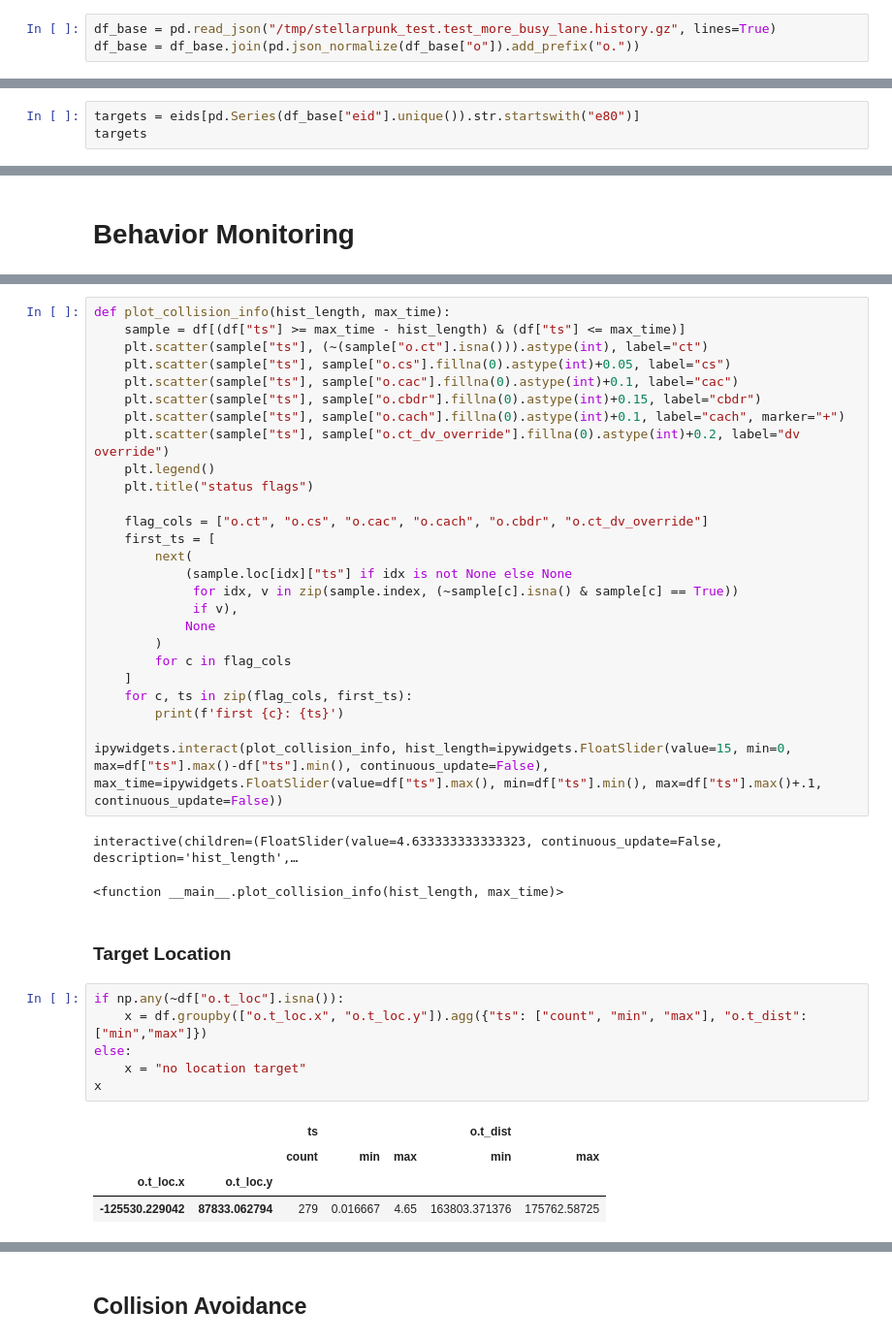
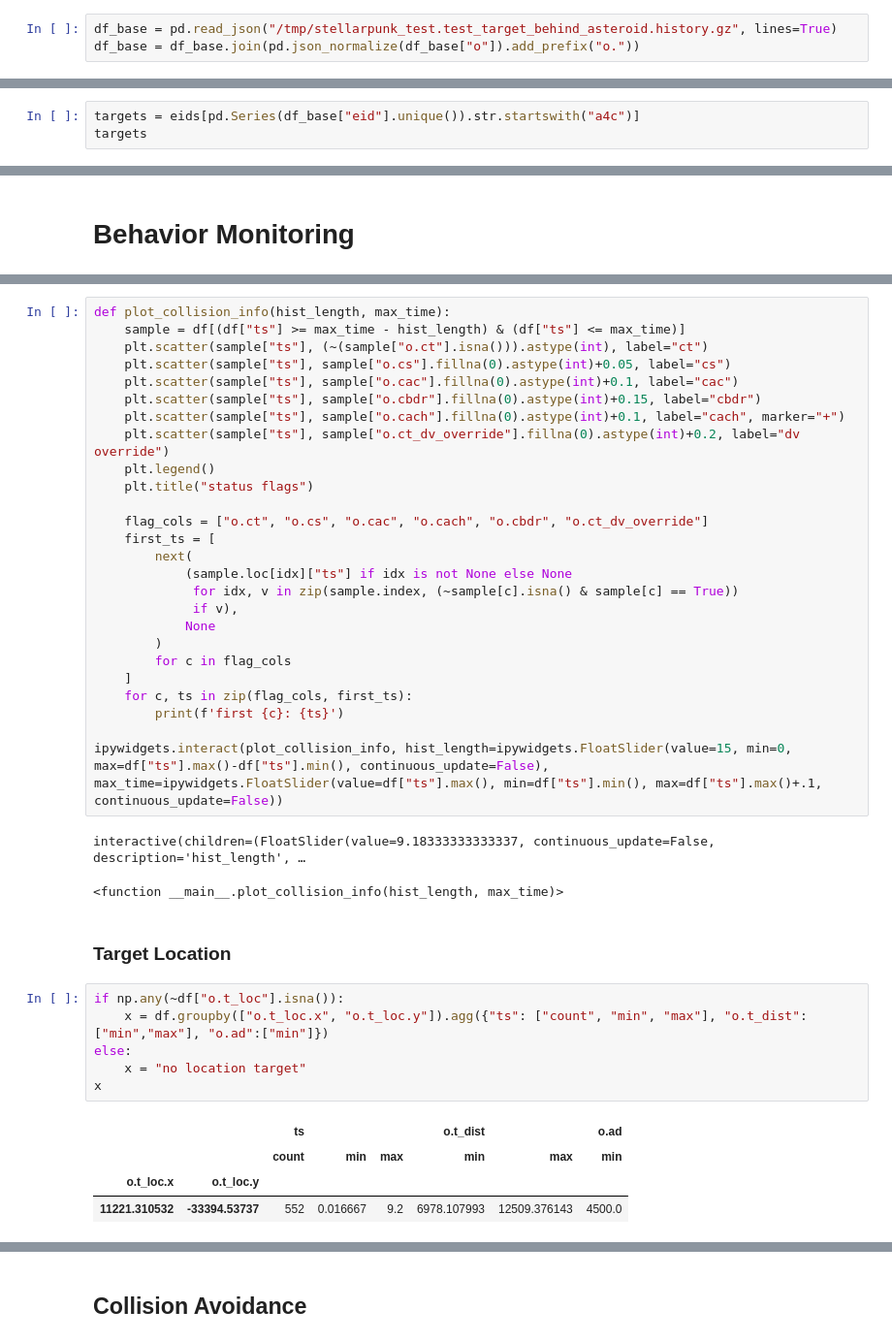
Before and after one commit to gerner/stellarpunk, a Jupyter notebook: notebook/ship_history.ipynb, the cells around one changed output, grey strips where cells are left out. Shown at 97% size. Drawn from its saved outputs; the diff is of its cells as text.

```diff
--- a/notebook/ship_history.ipynb
+++ b/notebook/ship_history.ipynb
@@ -10,7 +10,7 @@ from stellarpunk import util
 # %% [markdown]
 # Loading and Preparing Data
 # %%
-df_base = pd.read_json("/tmp/stellarpunk_test.test_more_busy_lane.history.gz", lines=True)
+df_base = pd.read_json("/tmp/stellarpunk_test.test_target_behind_asteroid.history.gz", lines=True)
 df_base = df_base.join(pd.json_normalize(df_base["o"]).add_prefix("o."))
 # %%
 eids = pd.Series(df_base["eid"].unique())
@@ -36,4 +31,4 @@ dtype: object
 # %%
-targets = eids[pd.Series(df_base["eid"].unique()).str.startswith("e80")]
+targets = eids[pd.Series(df_base["eid"].unique()).str.startswith("a4c")]
 targets
 # %% [output]
@@ -278,21 +273,21 @@ def plot_collision_info(hist_length, max_time):
 
 ipywidgets.interact(plot_collision_info, hist_length=ipywidgets.FloatSlider(value=15, min=0, max=df["ts"].max()-df["ts"].min(), continuous_update=False), max_time=ipywidgets.FloatSlider(value=df["ts"].max(), min=df["ts"].min(), max=df["ts"].max()+.1, continuous_update=False))
 # %% [output]
-interactive(children=(FloatSlider(value=4.633333333333323, continuous_update=False, description='hist_length',…
+interactive(children=(FloatSlider(value=9.18333333333337, continuous_update=False, description='hist_length', …
 <function __main__.plot_collision_info(hist_length, max_time)>
 # %% [markdown]
 ### Target Location
 # %%
 if np.any(~df["o.t_loc"].isna()):
-    x = df.groupby(["o.t_loc.x", "o.t_loc.y"]).agg({"ts": ["count", "min", "max"], "o.t_dist": ["min","max"]})
+    x = df.groupby(["o.t_loc.x", "o.t_loc.y"]).agg({"ts": ["count", "min", "max"], "o.t_dist": ["min","max"], "o.ad":["min"]})
 else:
     x = "no location target"
 x
 # %% [output]
-|  |  | ts |  |  | o.t_dist |  |
-|  |  | count | min | max | min | max |
-| o.t_loc.x | o.t_loc.y |  |  |  |  |  |
-| -125530.229042 | 87833.062794 | 279 | 0.016667 | 4.65 | 163803.371376 | 175762.58725 |
+|  |  | ts |  |  | o.t_dist |  | o.ad |
+|  |  | count | min | max | min | max | min |
+| o.t_loc.x | o.t_loc.y |  |  |  |  |  |  |
+| 11221.310532 | -33394.53737 | 552 | 0.016667 | 9.2 | 6978.107993 | 12509.376143 | 4500.0 |
 # %%
 #sample = df[(df["ts"] < 124.4) & (df["ts"] > 120)]
 def plot_target_distance(hist_length, max_time):
```
Also changed, not shown: parts of 52 cells of this notebook, 6 other files.
